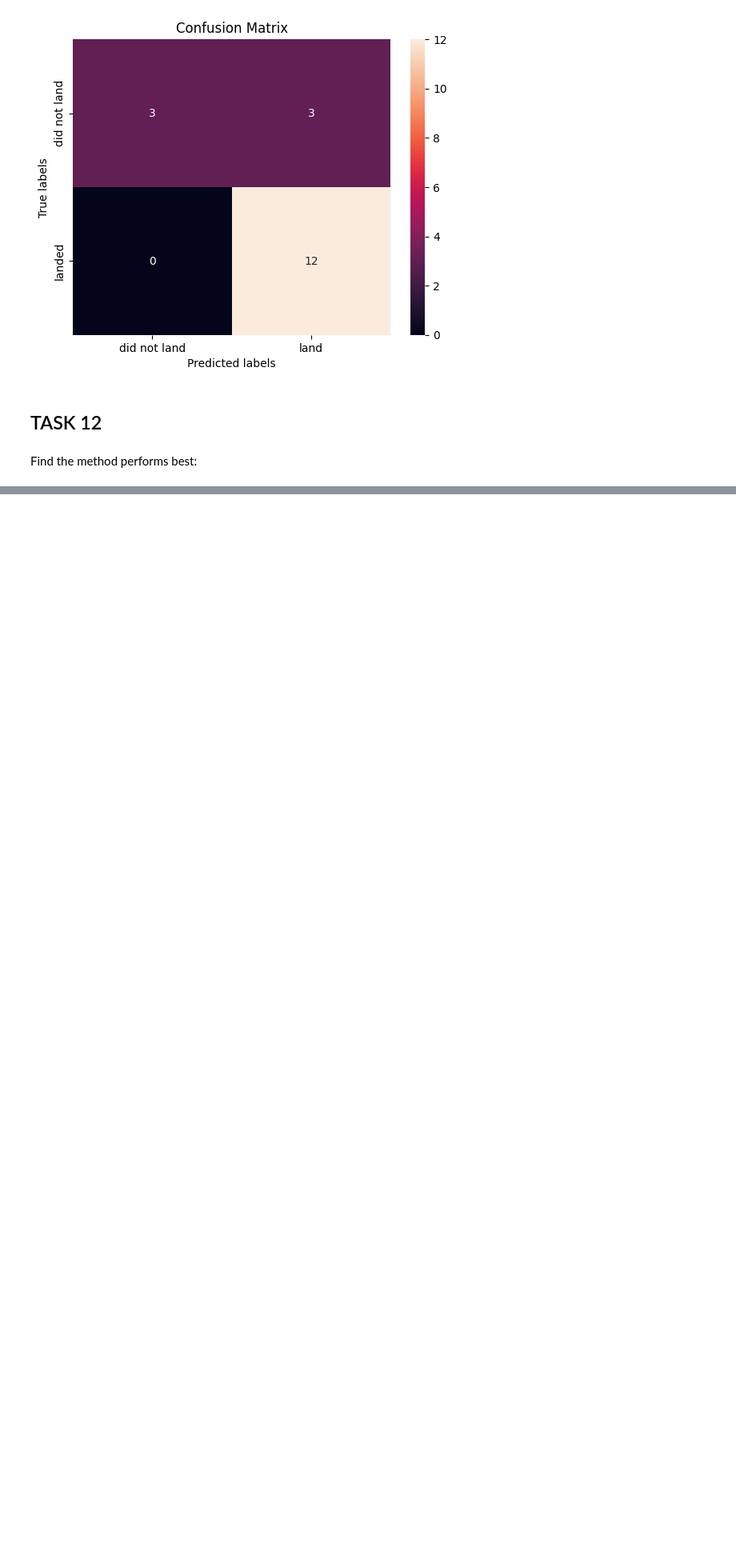
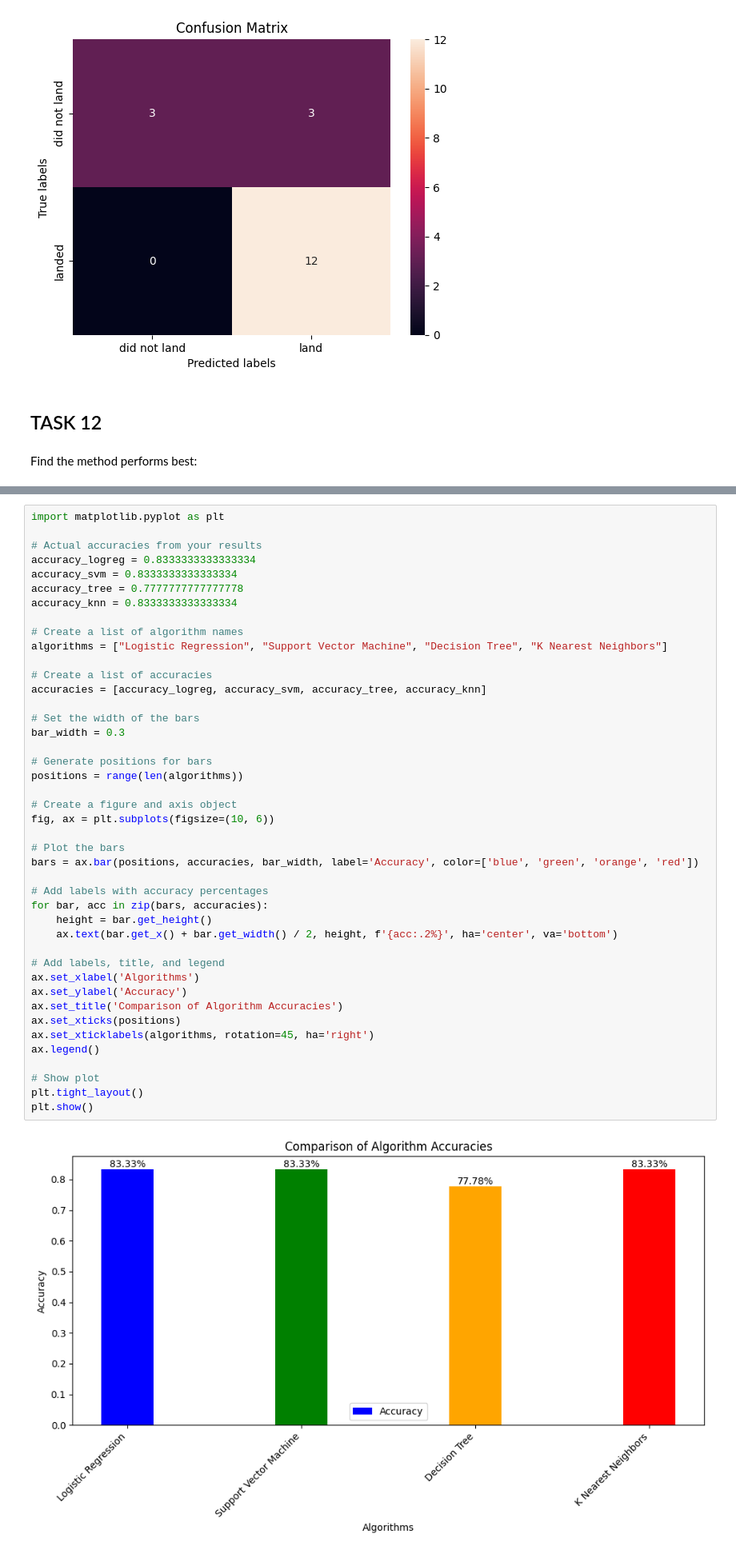
Before and after one commit to anirudh-data-science/DataScience_Projects, a Jupyter notebook: SpaceX_Machine_Learning_Prediction_Part_5_jupyterlite.ipynb, the cells around one changed output, grey strips where cells are left out. Shown at 80% size. Cells and saved outputs as stored; diff of their text form; blank space fills up the shorter version.

```diff
--- a/SpaceX_Machine_Learning_Prediction_Part_5_jupyterlite.ipynb
+++ b/SpaceX_Machine_Learning_Prediction_Part_5_jupyterlite.ipynb
@@ -411,0 +503,45 @@ The best-performing method is: K Nearest Neighbors
+# %%
+import matplotlib.pyplot as plt
+
+# Actual accuracies from your results
+accuracy_logreg = 0.8333333333333334
+accuracy_svm = 0.8333333333333334
+accuracy_tree = 0.7777777777777778
+accuracy_knn = 0.8333333333333334
+
+# Create a list of algorithm names
+algorithms = ["Logistic Regression", "Support Vector Machine", "Decision Tree", "K Nearest Neighbors"]
+
+# Create a list of accuracies
+accuracies = [accuracy_logreg, accuracy_svm, accuracy_tree, accuracy_knn]
+
+# Set the width of the bars
+bar_width = 0.3
+
+# Generate positions for bars
+positions = range(len(algorithms))
+
+# Create a figure and axis object
+fig, ax = plt.subplots(figsize=(10, 6))
+
+# Plot the bars
+bars = ax.bar(positions, accuracies, bar_width, label='Accuracy', color=['blue', 'green', 'orange', 'red'])
+
+# Add labels with accuracy percentages
+for bar, acc in zip(bars, accuracies):
+    height = bar.get_height()
+    ax.text(bar.get_x() + bar.get_width() / 2, height, f'{acc:.2%}', ha='center', va='bottom')
+
+# Add labels, title, and legend
+ax.set_xlabel('Algorithms')
+ax.set_ylabel('Accuracy')
+ax.set_title('Comparison of Algorithm Accuracies')
+ax.set_xticks(positions)
+ax.set_xticklabels(algorithms, rotation=45, ha='right')
+ax.legend()
+
+# Show plot
+plt.tight_layout()
+plt.show()
+# %% [output]
+[figure, added]
```
Also changed, not shown: parts of 10 cells of this notebook.
